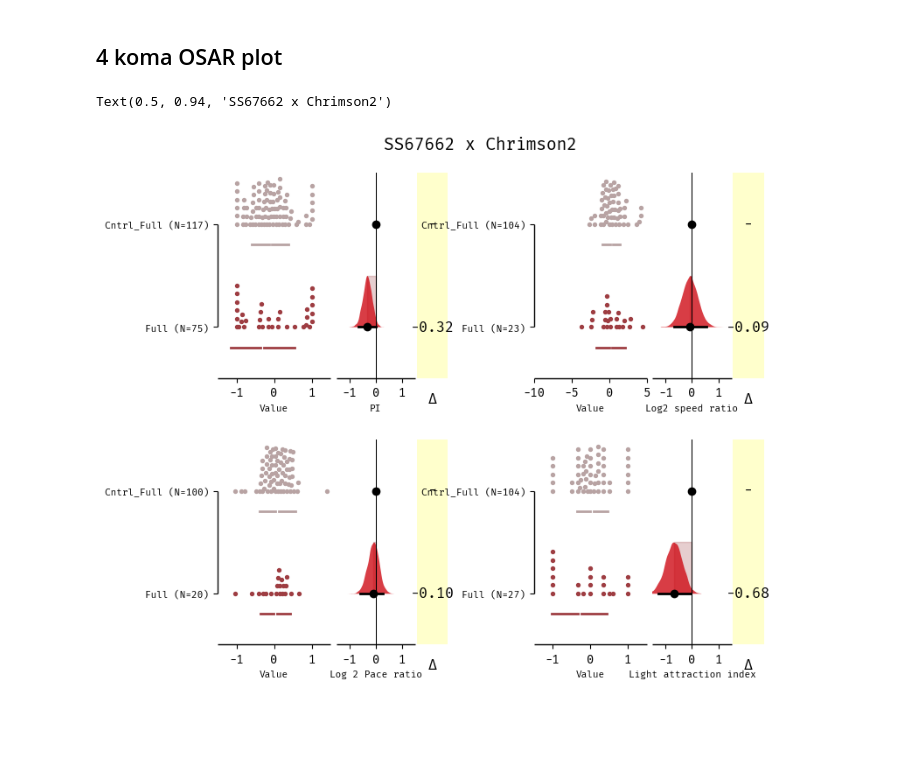
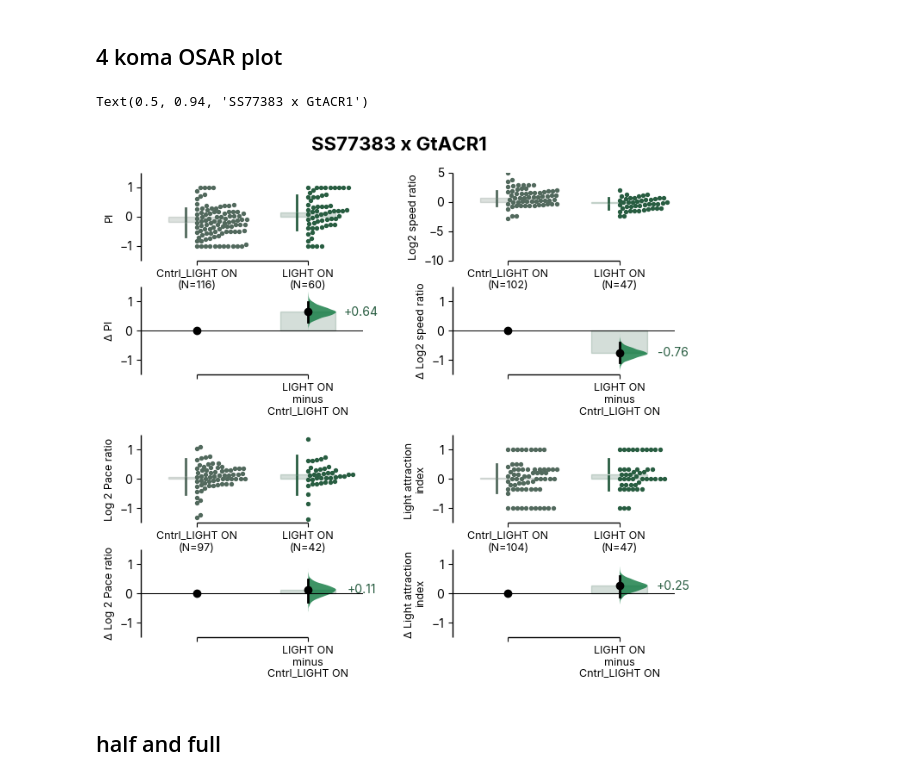
Before and after one commit to lnicole08/OSAR-Nicole-version, a Jupyter notebook: Multi and single dabest OSAR plots.ipynb, the cells around one changed output. Cells and saved outputs as stored; diff of their text form; code cells hidden in the pictures; blank space fills up the shorter version.

```diff
--- a/Multi and single dabest OSAR plots.ipynb
+++ b/Multi and single dabest OSAR plots.ipynb
@@ -430,9 +270,9 @@ fig1.tight_layout()
 # %% [markdown]
 ## Heatmap of single responder
 # %%
-responder = "Chrimson2"
+responder = "ACR"
 # %%
-filepath = root + "20250311_" + responder + "_totalcompilation.csv"
+filepath = root + "20251023_" + responder + "_totalcompilation.csv"
 df2= pd.read_csv(filepath, index_col=0)
 
 basegenotype = df2['driver'].unique()
@@ -909,8 +749,8 @@ for n in basegenotype:
 ## 4 koma OSAR plot
 # %%
 dir1 = root + "2025collection\\"
-driver = "SS67662"
-responder = "Chrimson2"
+driver = "SS77383"
+responder = "ACR"
 transgenic = driver + " x " + responder
 files2 = dir1 + transgenic + ".csv"
 osarAnalysis =pd.read_csv(files2, index_col=0)
@@ -922,62 +762,68 @@ def twolightdabest(di, names, parameter, light):
         dfrr = pd.DataFrame()
         filter1 = dfi[(dfi['status'] == 'Offspring')].reset_index(drop=True)
         filter2 = dfi[(dfi['status'] == 'Sibling')].reset_index(drop=True)
-
-        dfrr["Cntrl_" +light ] = filter2[parameter]
-        dfrr[light] = filter1[parameter]
+        lightnaming = "LIGHT ON"     #naming in the plot itself would show up as LIGHT ON or LIGHT OFF
+        dfrr["Cntrl_" +lightnaming ] = filter2[parameter]
+        dfrr[lightnaming] = filter1[parameter]
 
         l = dfrr.columns.tolist()
         titlelst = list(zip(l,l[1:]))[::2]
         test = dabest.load(dfrr, idx=titlelst)
+        return test
 # %%
 #Full
 
 dfi=osarAnalysis[(osarAnalysis['light_intensity']=='Full')].reset_index(drop=True)
 dfi.replace([np.inf, -np.inf], np.nan, inplace=True)
 dfi.rename(columns={'driver': 'MBON'}, inplace = True)
 basegenotype = dfi['MBON'].unique()
 
 figosarfig, axosar = plt.subplots(2,2, figsize = (8,7), gridspec_kw={'wspace':0.4, 'hspace':0.3})
 
 if responder == "Chrimson2":
     sibling_half_color = "#d77c24"
     half_colors = "#daab7d"
     sibling_full_color = "#c29999"
     full_colors = "#cf0c16"
+    transgenicnaming = transgenic.replace("Chrimson2", "CsChrimson")
 
 
 if responder == "ACR":
     sibling_half_color = "#759c8c"
     half_colors = "#0fab6d"
     sibling_full_color = "#46755c"
     full_colors = "#0d783f"
+    transgenicnaming = transgenic.replace("ACR", "GtACR1")
 
 
-my_color_palette = {   "Cntrl_Full" : sibling_full_color,
-                        "Full"    : full_colors,
+my_color_palette = {"Cntrl_LIGHT ON" : sibling_full_color,
+                        "LIGHT ON"    : full_colors,
                       }
 
-twolightdabest(dfi, basegenotype,'pi_smoothed_Pattern 01', 'Full').hedges_g.plot(float_contrast=False, fontsize_rawylabel=8, fontsize_rawxlabel=8, raw_ylim=(-1.5,1.5),
-                                                                      fontsize_contrastxlabel=8, fontsize_contrastylabel=8, raw_marker_size=2, contrast_marker_size=6,
-                                                                      custom_palette=my_color_palette, contrast_label="PI", contrast_ylim=(-1.5,1.5), ax = axosar.flat[0]);
+twolightdabest(dfi, basegenotype,'pi_smoothed_Pattern 01', 'Full').hedges_g.plot(float_contrast=False, fontsize_rawylabel=9, fontsize_rawxlabel=9, raw_ylim=(-1.5,1.5),
+                                                                      fontsize_contrastxlabel=9, fontsize_contrastylabel=9, raw_marker_size=2, contrast_marker_size=6,
+                                                                      custom_palette=my_color_palette,raw_label="PI", contrast_label="Δ PI", contrast_ylim=(-1.5,1.5), ax = axosar.flat[0]);
 
-twolightdabest(dfi, basegenotype,'log2_speed_ratio_Pattern 01', 'Full').hedges_g.plot(float_contrast=False, fontsize_rawylabel=8, fontsize_rawxlabel=8, raw_ylim=(-10,5),
-                                                                      fontsize_contrastxlabel=8, fontsize_contrastylabel=8, raw_marker_size=2, contrast_marker_size=6,
-                                                                      custom_palette=my_color_palette, contrast_label="Log2 speed ratio", contrast_ylim=(-1.5,1.5), ax = axosar.flat[1]);
+twolightdabest(dfi, basegenotype,'log2_speed_ratio_Pattern 01', 'Full').hedges_g.plot(float_contrast=False, fontsize_rawylabel=9, fontsize_rawxlabel=9, raw_ylim=(-10,5),
+                                                                      fontsize_contrastxlabel=9, fontsize_contrastylabel=9, raw_marker_size=2, contrast_marker_size=6,
+                                                                      custom_palette=my_color_palette, raw_label="Log2 speed ratio",contrast_label="Δ Log2 speed ratio", contrast_ylim=(-1.5,1.5), ax = axosar.flat[1]);
 
-twolightdabest(dfi, basegenotype,'log2_pace_ratio_Pattern 01', 'Full').hedges_g.plot(float_contrast=False, fontsize_rawylabel=8, fontsize_rawxlabel=8, raw_ylim=(-1.5,1.5),
-                                                                      fontsize_contrastxlabel=8, fontsize_contrastylabel=8, raw_marker_size=2, contrast_marker_size=6,
-                                                                      custom_palette= my_color_palette, contrast_label="Log 2 Pace ratio", contrast_ylim=(-1.5,1.5), ax = axosar.flat[2]);
+twolightdabest(dfi, basegenotype,'log2_pace_ratio_Pattern 01', 'Full').hedges_g.plot(float_contrast=False, fontsize_rawylabel=9, fontsize_rawxlabel=9, raw_ylim=(-1.5,1.5),
+                                                                      fontsize_contrastxlabel=9, fontsize_contrastylabel=9, raw_marker_size=2, contrast_marker_size=6,
+                                                                      custom_palette= my_color_palette, raw_label="Log 2 Pace ratio",contrast_label="Δ Log 2 Pace ratio", contrast_ylim=(-1.5,1.5), ax = axosar.flat[2]);
 
-twolightdabest(dfi, basegenotype,'light_attraction_index_Pattern 01', 'Full').hedges_g.plot(float_contrast=False, fontsize_rawylabel=8, fontsize_rawxlabel=8, raw_ylim=(-1.5,1.5),
-                                                                      fontsize_contrastxlabel=8, fontsize_contrastylabel=8, raw_marker_size=2, contrast_marker_size=6,
-                                                                      custom_palette=my_color_palette, contrast_label="Light attraction index", contrast_ylim=(-1.5,1.5), ax = axosar.flat[3])
+twolightdabest(dfi, basegenotype,'light_attraction_index_Pattern 01', 'Full').hedges_g.plot(float_contrast=False, fontsize_rawylabel=9, fontsize_rawxlabel=9, raw_ylim=(-1.5,1.5),
+                                                                      fontsize_contrastxlabel=9, fontsize_contrastylabel=9, raw_marker_size=2, contrast_marker_size=6,
+                                                                      custom_palette=my_color_palette, raw_label="Light attraction \nindex",contrast_label="Δ Light attraction \nindex", contrast_ylim=(-1.5,1.5), ax = axosar.flat[3])
 
 
-figosarfig.suptitle(transgenic, weight = "bold", fontsize = 14, y=0.94)
+figosarfig.suptitle(transgenicnaming, weight = "bold", fontsize = 16, y=0.94)
+#plt.savefig(filesavedir + date + transgenicnaming + "4komaosarplots.svg")
 # %% [output]
-Text(0.5, 0.94, 'SS67662 x Chrimson2')
+Text(0.5, 0.94, 'SS77383 x GtACR1')
-[figure, old version]
+[figure, new version]
+# %% [markdown]
+## half and full
 # %%
 # Half and Full
 
```
Also changed, not shown: parts of 18 cells of this notebook, 2 other files.
